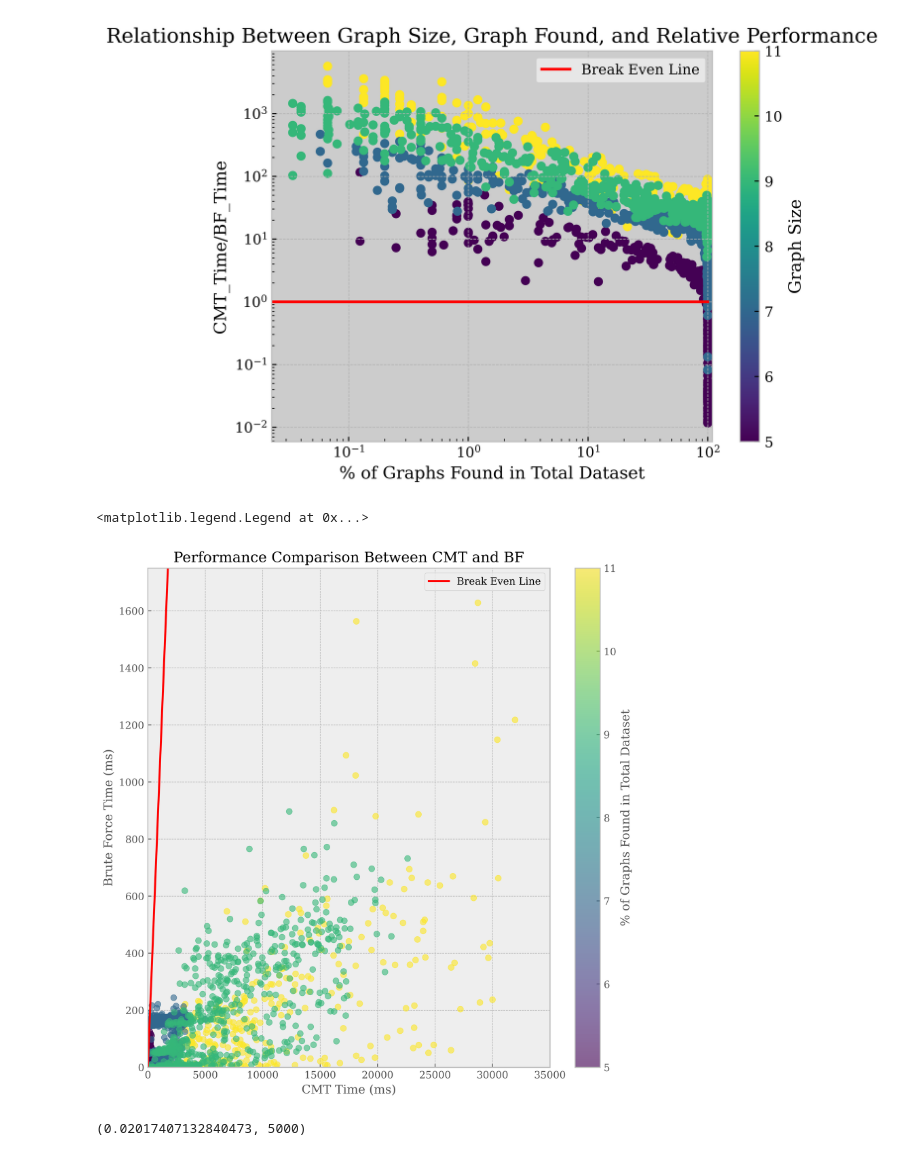
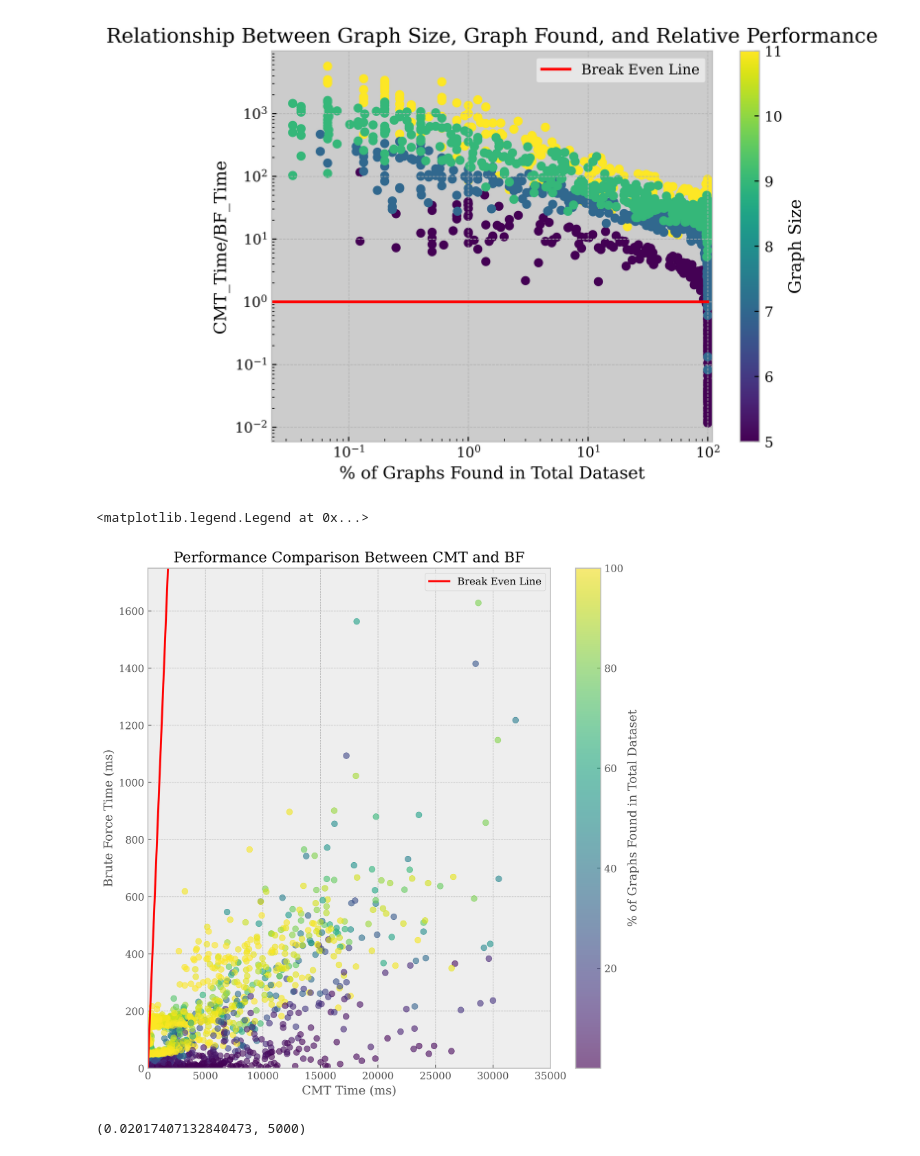
Before and after one commit to weathon/GED-CMT, a Jupyter notebook: Data_Vis.ipynb, the cells around one changed output. Cells and saved outputs as stored; diff of their text form; code cells hidden in the pictures.

```diff
--- a/Data_Vis.ipynb
+++ b/Data_Vis.ipynb
@@ -28,25 +28,25 @@ Text(0.5, 1.0, 'Relationship Between Graph Size, Graph Found, and Relative Perfo
 # %%
 import pylab
 import numpy as np
 pylab.rcParams["figure.figsize"] = (9,9)
 import matplotlib as mpl
 mpl.rcParams['figure.dpi'] = 500
 pylab.style.use("bmh")
 pylab.rcParams["font.family"] = "serif"
 # pylab.imshow(np.ones((1750,35000,3))*0.8, aspect='auto')
-pylab.scatter(df["Total Time"],df["BF Time"], c=df["Graph Size"], alpha=0.6)
+pylab.scatter(df["Total Time"],df["BF Time"], c=df["nFound"]/df["Dataset Size"]*100, alpha=0.6)
 pylab.plot([0,8000000],[0,8000000], color="red", label="Break Even Line")
 pylab.xlim(0,35000)
 pylab.ylim(0,1750)
 pylab.colorbar(label="% of Graphs Found in Total Dataset")
 pylab.xlabel("CMT Time (ms)")
 pylab.ylabel("Brute Force Time (ms)")
 pylab.title("Performance Comparison Between CMT and BF")
 pylab.legend()
 # pylab.savefig("nFound.png", dpi = 500)
 # %% [output]
 <matplotlib.legend.Legend at 0x...>
-[figure, old version]
+[figure, new version]
 # %%
 import pylab
 import numpy as np
```
